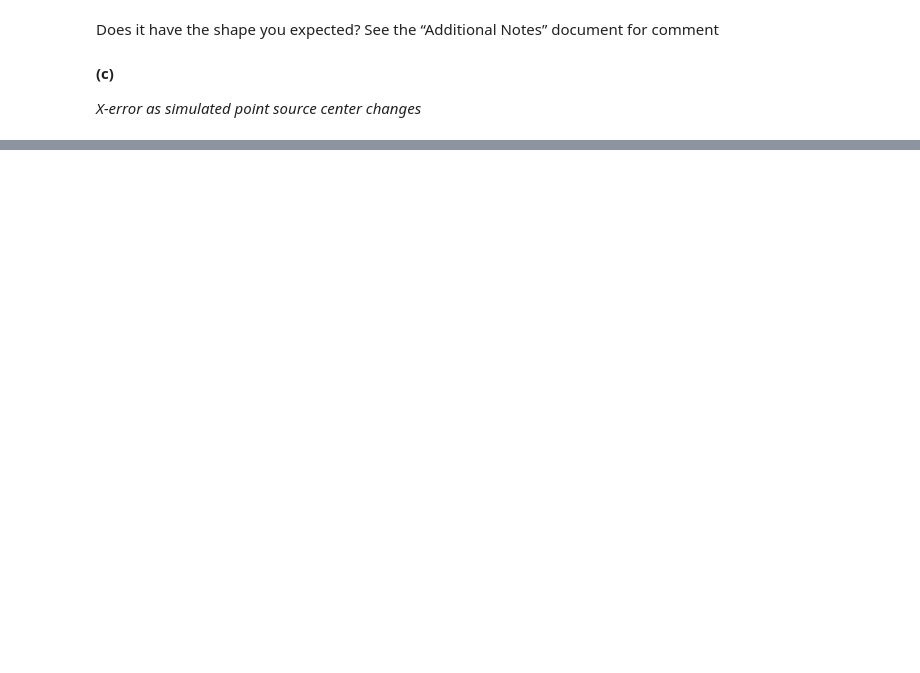
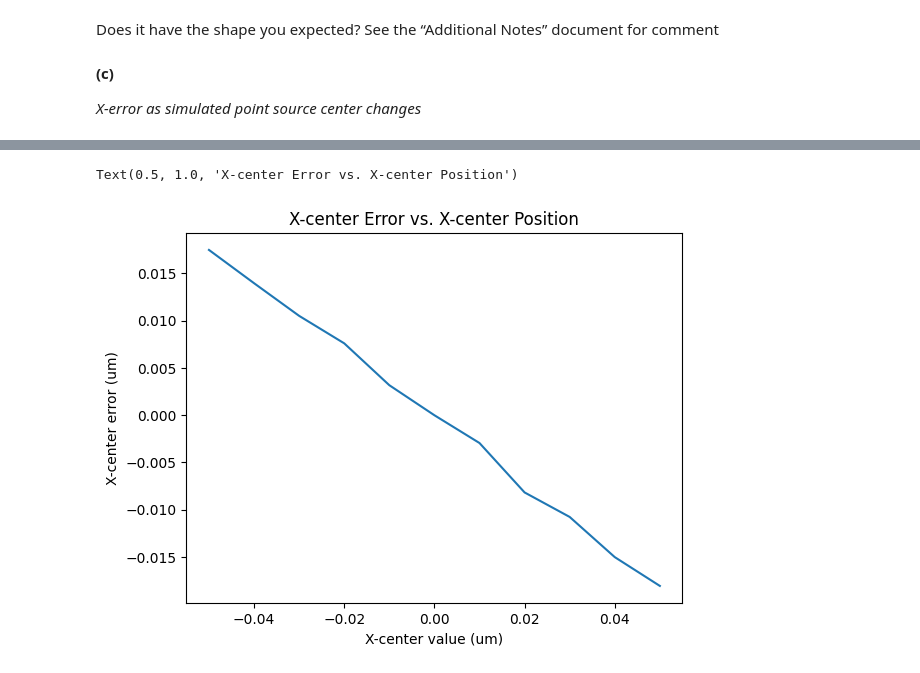
Before and after one commit to apdill/ImageAnalysis, a Jupyter notebook: HW5/HW5_AD.ipynb, the cells around one changed output, grey strips where cells are left out. Saved outputs shown, nothing was run; the diff lists cells and outputs as text; code cells hidden in the pictures; blank space fills up the shorter version.

```diff
--- a/HW5/HW5_AD.ipynb
+++ b/HW5/HW5_AD.ipynb
@@ -413,17 +419,18 @@ for center in center_list:
     for _ in range(m):
 
         image = image = sim_ps(N_camera=N_camera, wavelength=wavelength, NA=NA, camera_scale=camera_scale,
-                fine_scale=fine_scale, N_photon=N_photons, offset=offset, B=bg)
+                fine_scale=fine_scale, N_photon=N_photons, center=center, B=bg)
 
-        centroid = calculate_centroid(image, origin_center=True)
+        centroid = calculate_centroid(image, origin_center=True, camera_scale=camera_scale)
         x_centroid = centroid[0]
         x_error = x_centroid - center[0]
 
         x_error_list.append(x_error)
 
     plt.figure(figsize=(9,5))
-    plt.hist(x_error_list, bins=30, range = (-0.05, 0.05))
+    plt.hist(x_error_list, bins=50)
+    plt.xlim(-0.03, 0.03)
     plt.xlabel('X-Error (um)')
     plt.ylabel('Count')
-    plt.title(f"X-Error Distribution with Center: ({center[0]}um, {center[1]}um) for ({N_photons} photons)");
+    plt.title(f"X-Error Distribution with Center: ({center[0]}um, {center[1]}um) for {N_photons} photons");
 # %% [output]
@@ -432,0 +440,42 @@ for center in center_list:
+# %%
+N_camera = 7
+wavelength = 0.510
+NA = 0.9
+N_photons = 1000
+camera_scale = 0.1
+fine_scale = 0.001
+bg = 10
+
+center_x_list = np.linspace(-0.05, 0.05, 11)
+
+m = 100
+
+mean_x_error_list = []
+
+for center_x in center_x_list:
+
+    center = (center_x, 0.0)
+
+    x_error_list = []
+
+    for _ in range(m):
+
+        image = image = sim_ps(N_camera=N_camera, wavelength=wavelength, NA=NA, camera_scale=camera_scale,
+                fine_scale=fine_scale, N_photon=N_photons, center=center, B=bg)
+
+        centroid = calculate_centroid(image, origin_center=True, camera_scale=camera_scale)
+        x_centroid = centroid[0]
+        x_error = x_centroid - center[0]
+
+        x_error_list.append(x_error)
+
+    mean_x_error = np.mean(x_error_list)
+    mean_x_error_list.append(mean_x_error)
+
+plt.plot(center_x_list, mean_x_error_list)
+plt.xlabel('X-center value (um)')
+plt.ylabel('X-center error (um)')
+plt.title('X-center Error vs. X-center Position')
+# %% [output]
+Text(0.5, 1.0, 'X-center Error vs. X-center Position')
+[figure, added]
```
Also changed, not shown: parts of 8 cells of this notebook.
